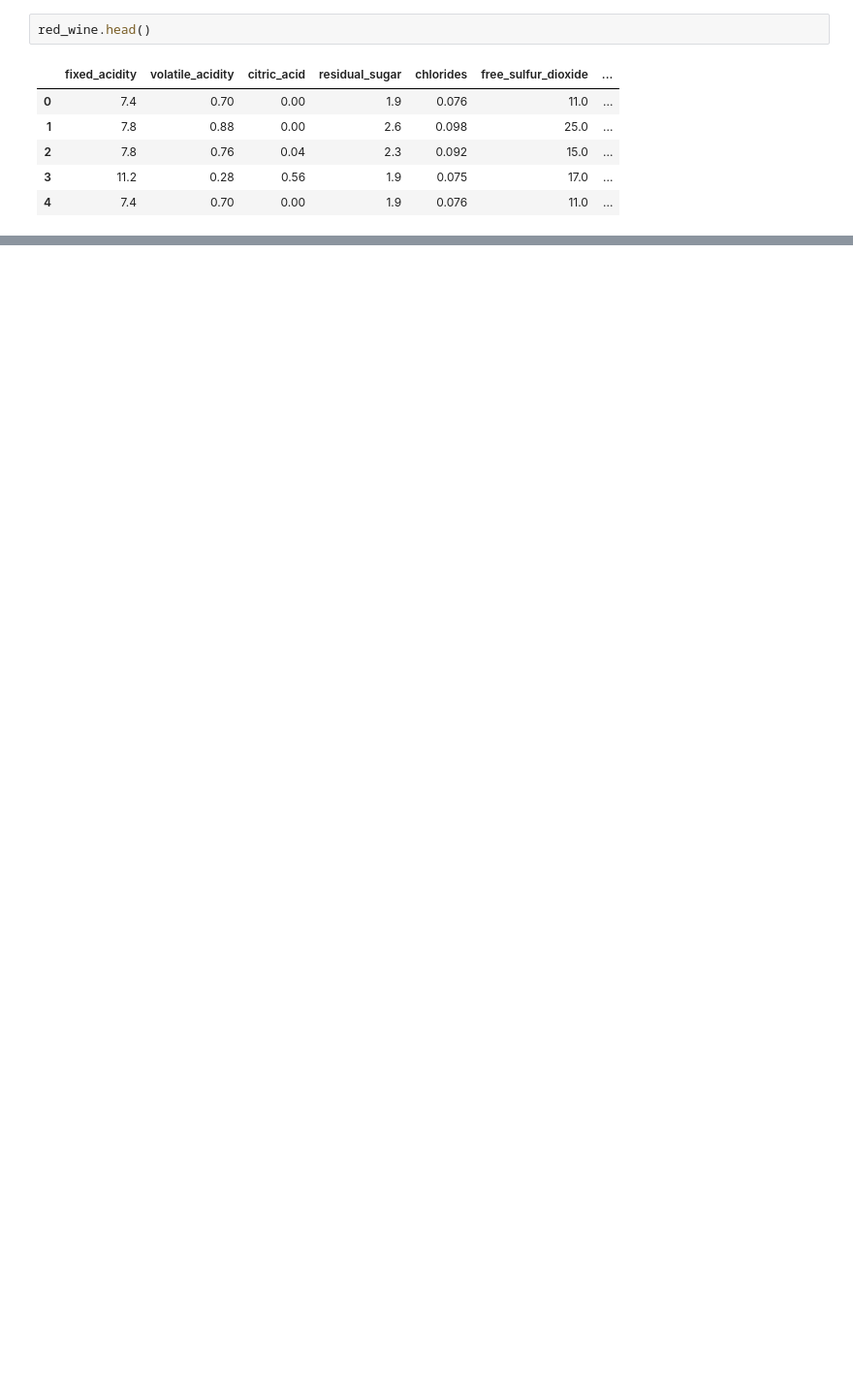
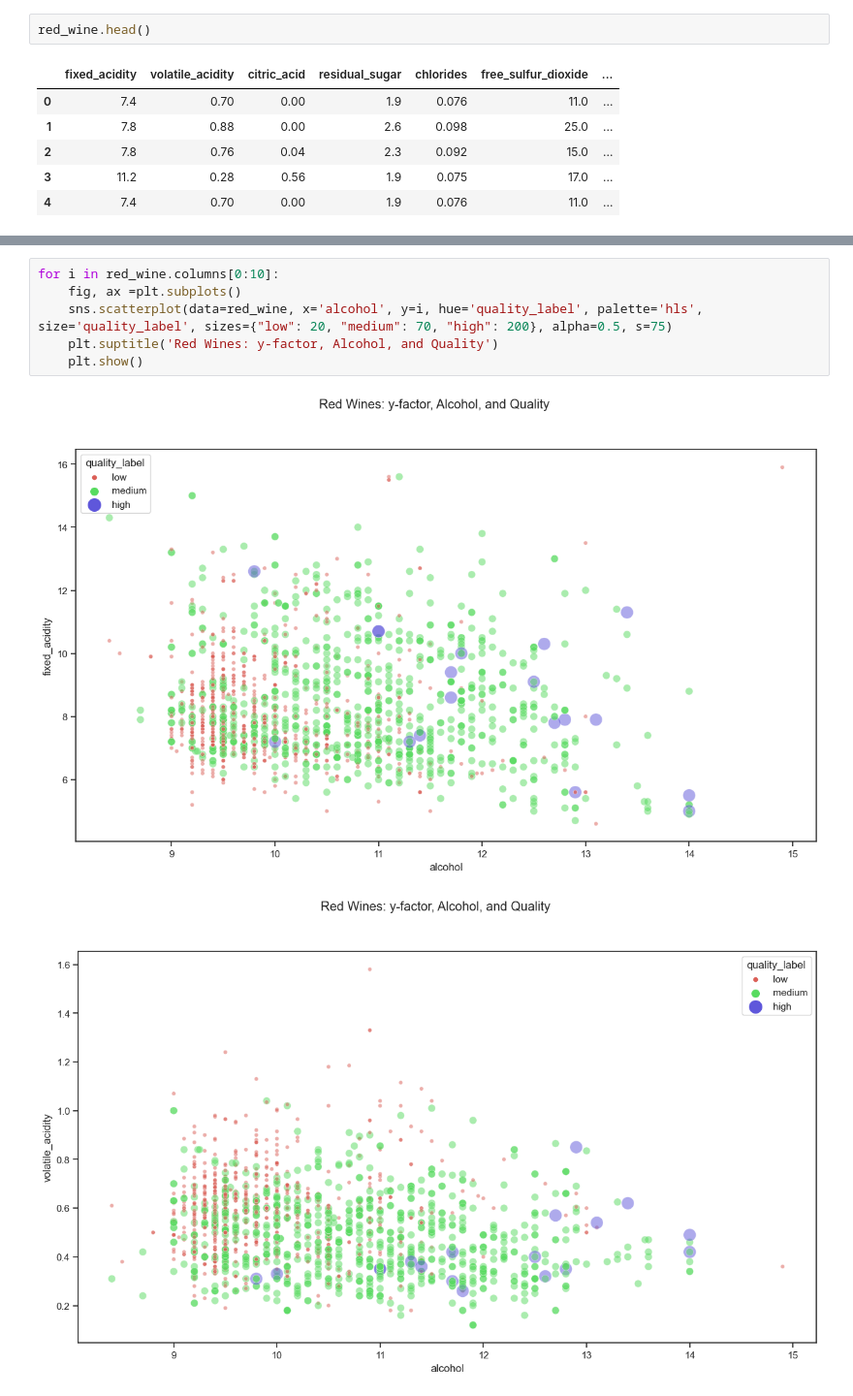
Before and after one commit to cdb8675309/Sprint-2, a Jupyter notebook: P2_S2.ipynb, the cells around one changed output, grey strips where cells are left out. Shown at 97% size. Drawn from its saved outputs; the diff is of its cells as text; blank space fills up the shorter version.

```diff
--- a/P2_S2.ipynb
+++ b/P2_S2.ipynb
@@ -345,0 +340,9 @@ plt.show()
+# %%
+for i in red_wine.columns[0:10]:
+    fig, ax =plt.subplots()
+    sns.scatterplot(data=red_wine, x='alcohol', y=i, hue='quality_label', palette='hls', size='quality_label', sizes={"low": 20, "medium": 70, "high": 200}, alpha=0.5, s=75)
+    plt.suptitle('Red Wines: y-factor, Alcohol, and Quality')
+    plt.show()
+# %% [output]
+[figure, added]
+[figure, added]
```
Also changed, not shown: parts of 4 cells of this notebook.
